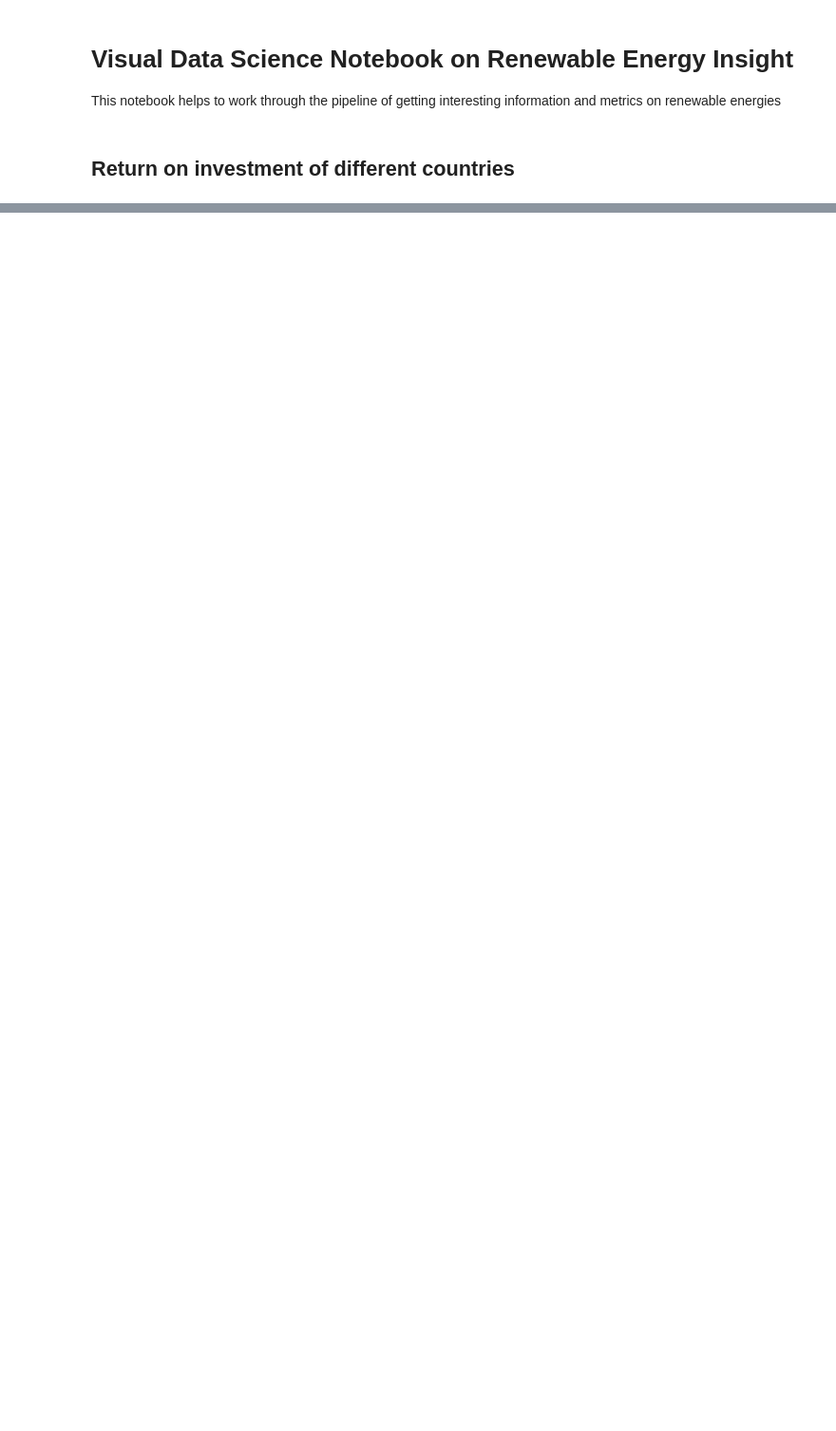
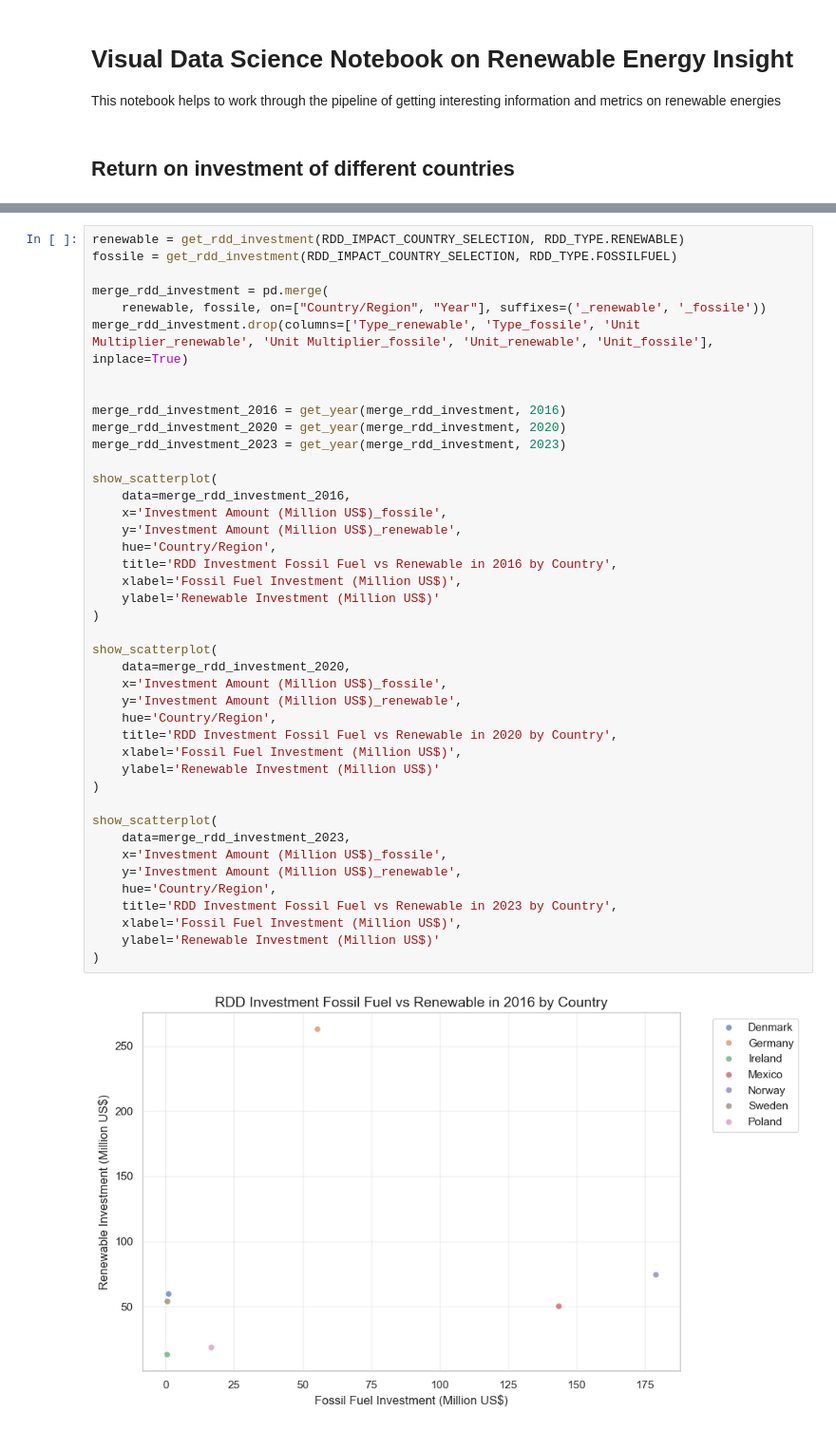
Before and after one commit to mozi30/VDS-RenewableEnergy, a Jupyter notebook: renewable-energy.ipynb, the cells around one changed output, grey strips where cells are left out. Shown at 95% size. Drawn from its saved outputs; the diff is of its cells as text; blank space fills up the shorter version.

```diff
--- a/renewable-energy.ipynb
+++ b/renewable-energy.ipynb
@@ -483,0 +803,44 @@ Index(['Country/Region', 'Year', 'Relative_Investment_per_GDP'], dtype='object')
+# %%
+renewable = get_rdd_investment(RDD_IMPACT_COUNTRY_SELECTION, RDD_TYPE.RENEWABLE)
+fossile = get_rdd_investment(RDD_IMPACT_COUNTRY_SELECTION, RDD_TYPE.FOSSILFUEL)
+
+merge_rdd_investment = pd.merge(
+    renewable, fossile, on=["Country/Region", "Year"], suffixes=('_renewable', '_fossile'))
+merge_rdd_investment.drop(columns=['Type_renewable', 'Type_fossile', 'Unit Multiplier_renewable', 'Unit Multiplier_fossile', 'Unit_renewable', 'Unit_fossile'], inplace=True)
+
+
+merge_rdd_investment_2016 = get_year(merge_rdd_investment, 2016)
+merge_rdd_investment_2020 = get_year(merge_rdd_investment, 2020)
+merge_rdd_investment_2023 = get_year(merge_rdd_investment, 2023)
+
+show_scatterplot(
+    data=merge_rdd_investment_2016,
+    x='Investment Amount (Million US$)_fossile',
+    y='Investment Amount (Million US$)_renewable',
+    hue='Country/Region',
+    title='RDD Investment Fossil Fuel vs Renewable in 2016 by Country',
+    xlabel='Fossil Fuel Investment (Million US$)',
+    ylabel='Renewable Investment (Million US$)'
+)
+
+show_scatterplot(
+    data=merge_rdd_investment_2020,
+    x='Investment Amount (Million US$)_fossile',
+    y='Investment Amount (Million US$)_renewable',
+    hue='Country/Region',
+    title='RDD Investment Fossil Fuel vs Renewable in 2020 by Country',
+    xlabel='Fossil Fuel Investment (Million US$)',
+    ylabel='Renewable Investment (Million US$)'
+)
+
+show_scatterplot(
+    data=merge_rdd_investment_2023,
+    x='Investment Amount (Million US$)_fossile',
+    y='Investment Amount (Million US$)_renewable',
+    hue='Country/Region',
+    title='RDD Investment Fossil Fuel vs Renewable in 2023 by Country',
+    xlabel='Fossil Fuel Investment (Million US$)',
+    ylabel='Renewable Investment (Million US$)'
+)
+# %% [output]
+[figure, added]
```
Also changed, not shown: parts of 24 cells of this notebook, 9 other files.
